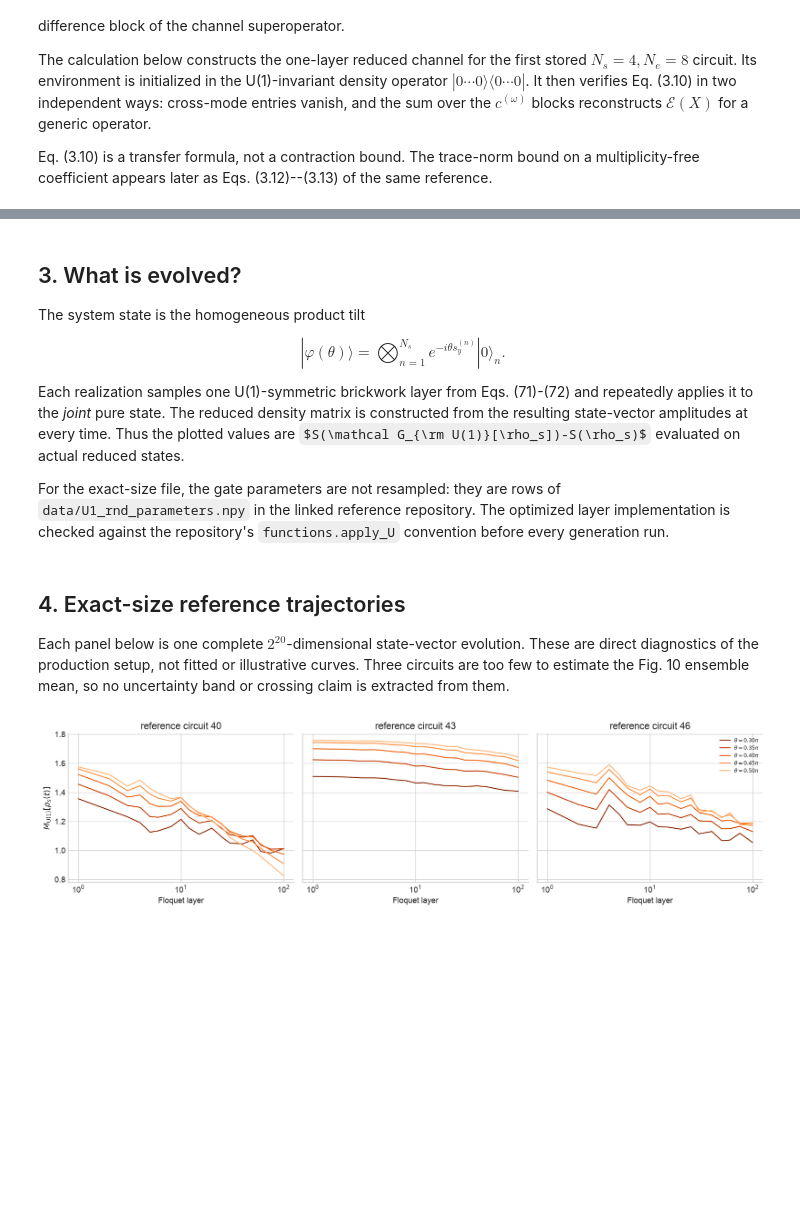
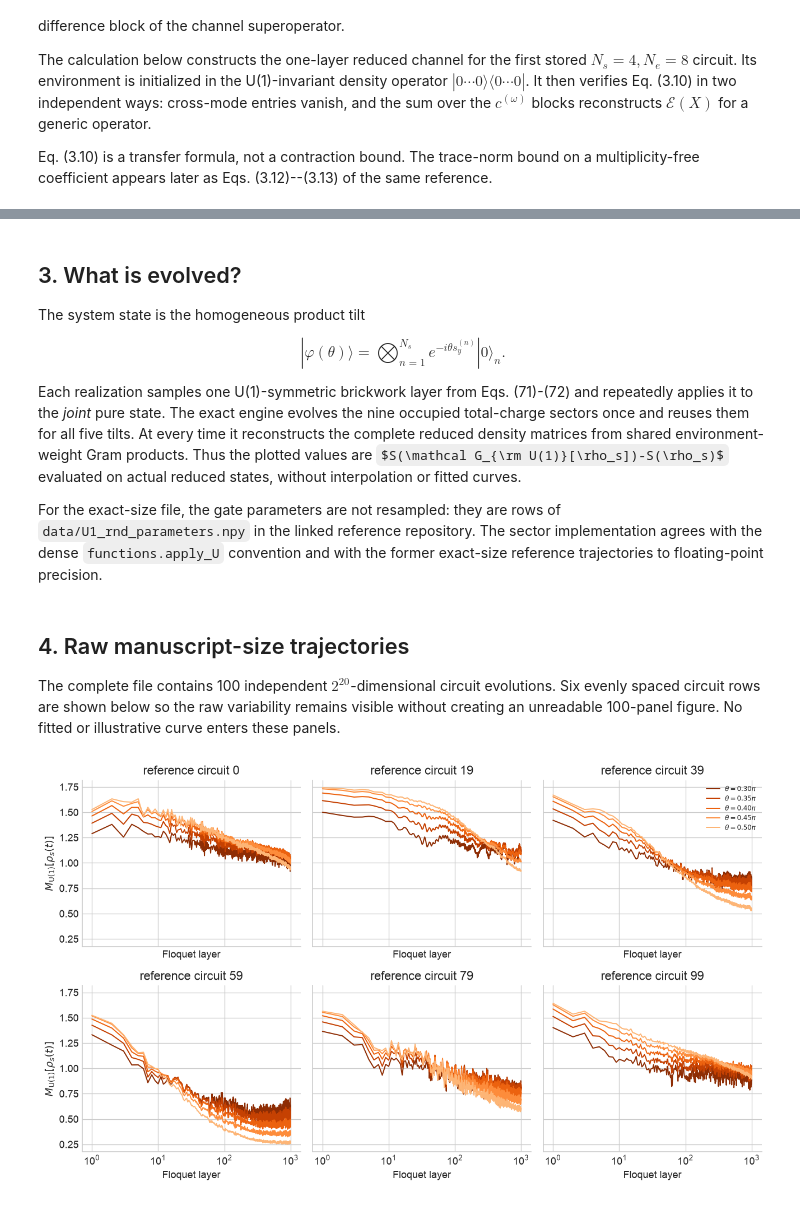
Before and after one commit to alessum/resource_theory_mpemba, a Jupyter notebook: asymm_ex4.1.a.ipynb, the cells around one changed output, grey strips where cells are left out. Cells and saved outputs as stored; diff of their text form; code cells hidden in the pictures; some formulas as TeX source; blank space fills up the shorter version.

Commit message:
figure 10 also ok

```diff
--- a/asymm_ex4.1.a.ipynb
+++ b/asymm_ex4.1.a.ipynb
@@ -392,57 +416,68 @@ $$
 
 Each realization samples one U(1)-symmetric brickwork layer from
 Eqs. (71)-(72) and repeatedly applies it to the *joint* pure state.
-The reduced density matrix is constructed from the resulting
-state-vector amplitudes at every time. Thus the plotted values are
+The exact engine evolves the nine occupied total-charge sectors
+once and reuses them for all five tilts. At every time it
+reconstructs the complete reduced density matrices from shared
+environment-weight Gram products. Thus the plotted values are
 $S(\mathcal G_{\rm U(1)}[\rho_s])-S(\rho_s)$ evaluated on actual
-reduced states.
+reduced states, without interpolation or fitted curves.
 
 For the exact-size file, the gate parameters are not resampled:
 they are rows of `data/U1_rnd_parameters.npy` in the linked
-reference repository. The optimized layer implementation is
-checked against the repository's `functions.apply_U` convention
-before every generation run.
+reference repository. The sector implementation agrees with the
+dense `functions.apply_U` convention and with the former
+exact-size reference trajectories to floating-point precision.
 # %% [markdown]
-## 4. Exact-size reference trajectories
+## 4. Raw manuscript-size trajectories
 
-Each panel below is one complete $2^{20}$-dimensional
-state-vector evolution. These are direct diagnostics of the
-production setup, not fitted or illustrative curves. Three
-circuits are too few to estimate the Fig. 10 ensemble mean, so no
-uncertainty band or crossing claim is extracted from them.
+The complete file contains 100 independent $2^{20}$-dimensional
+circuit evolutions. Six evenly spaced circuit rows are shown
+below so the raw variability remains visible without creating
+an unreadable 100-panel figure. No fitted or illustrative curve
+enters these panels.
 # %%
+shown_reference_rows = np.linspace(
+    0,
+    reference_asymmetry.shape[0] - 1,
+    6,
+    dtype=int,
+)
 fig, axes = plt.subplots(
-    1,
-    reference_asymmetry.shape[0],
-    figsize=(14, 3.8),
+    2,
+    3,
+    figsize=(11, 6.5),
     sharex=True,
     sharey=True,
 )
-for realization, ax in enumerate(np.atleast_1d(axes)):
+for realization, ax in zip(
+    shown_reference_rows, axes.ravel()
+):
     for state_index, (label, color) in enumerate(
         zip(labels, theta_colors)
     ):
         ax.plot(
             reference_times[1:],
             reference_asymmetry[
                 realization, state_index, 1:
             ],
             color=color,
-            lw=1.3,
+            lw=1.2,
             label=label,
         )
     ax.set(
         xscale="log",
         xlabel="Floquet layer",
         title=(
             "reference circuit "
             f"{reference['source_indices'][realization]}"
         ),
     )
-axes[0].set_ylabel(r"$M_{\rm U(1)}[\rho_s(t)]$")
-axes[-1].legend(fontsize=7)
+axes[0, 0].set_ylabel(r"$M_{\rm U(1)}[\rho_s(t)]$")
+axes[1, 0].set_ylabel(r"$M_{\rm U(1)}[\rho_s(t)]$")
+axes[0, -1].legend(fontsize=7)
 fig.tight_layout()
 plt.show()
 # %% [output]
-[figure, old version]
+[figure, new version]
 # %% [markdown]
```
Also changed, not shown: parts of 9 cells of this notebook, 5 other files.
